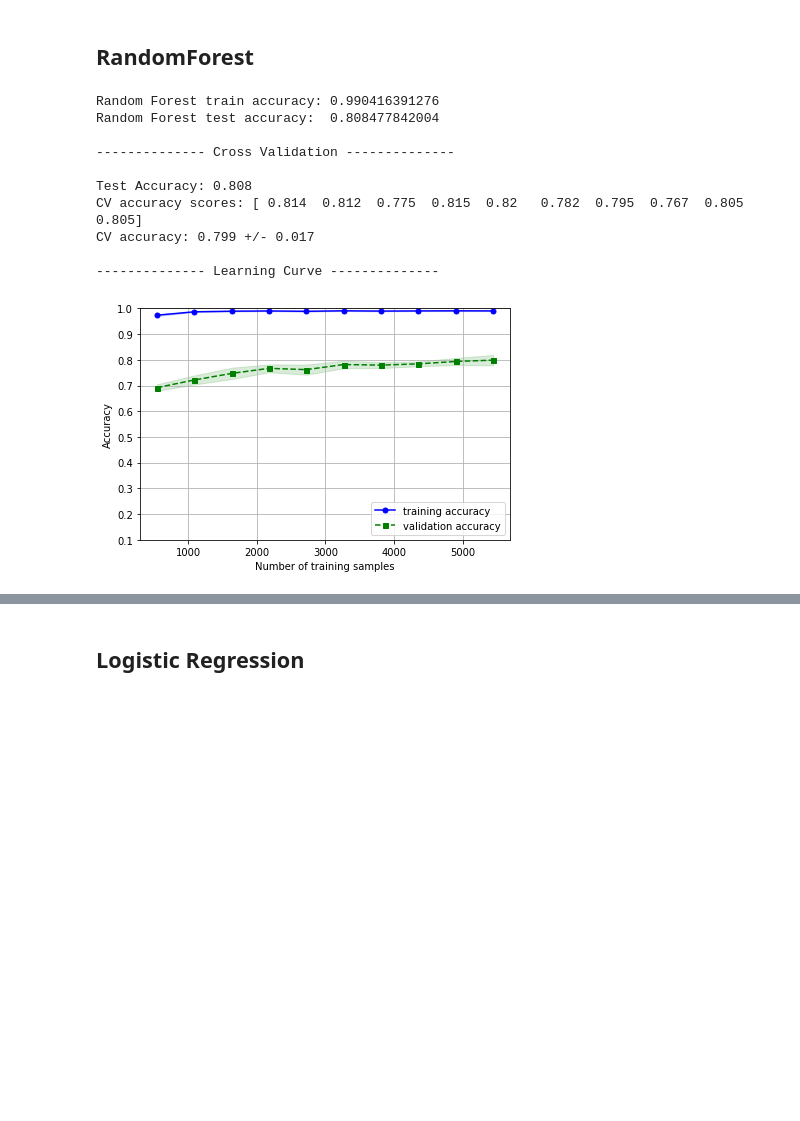
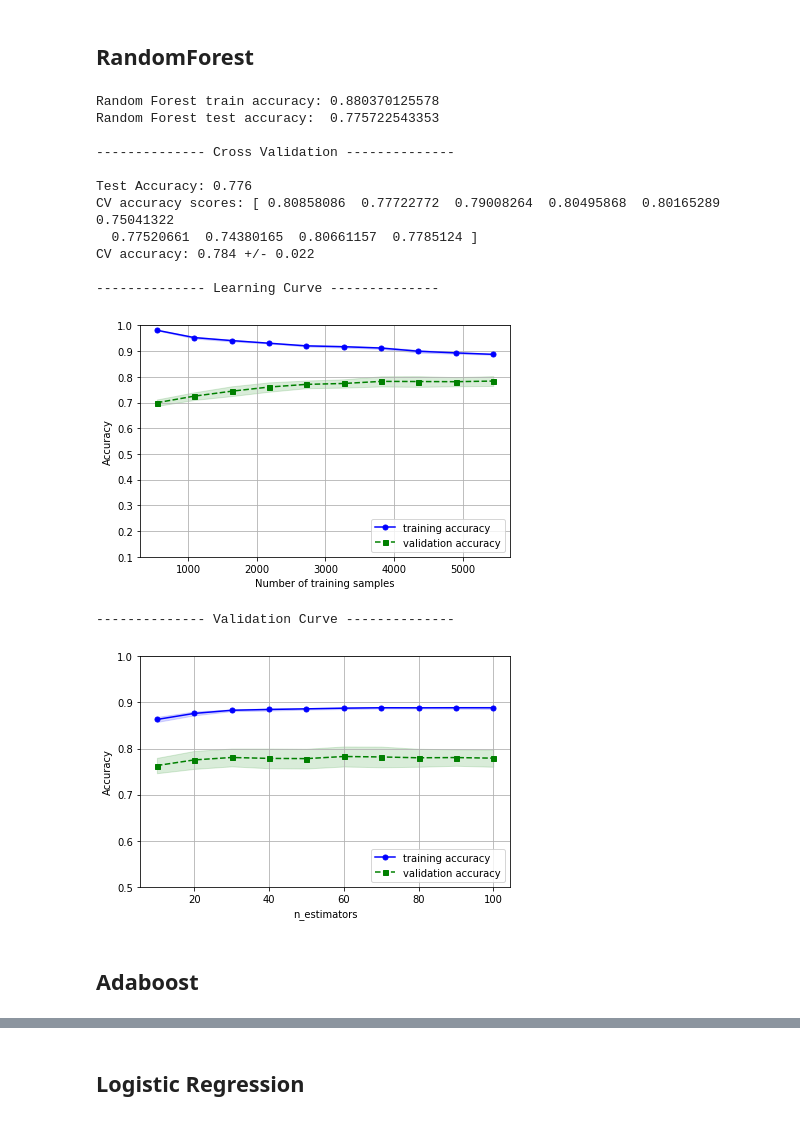
Before and after one commit to zack86/IOT-Data, a Jupyter notebook: jupyter-notebook/DataMining.ipynb, the cells around one changed output, grey strips where cells are left out. Cells and saved outputs as stored; diff of their text form; code cells hidden in the pictures; blank space fills up the shorter version.

```diff
--- a/jupyter-notebook/DataMining.ipynb
+++ b/jupyter-notebook/DataMining.ipynb
@@ -100,8 +102,9 @@ Testing Accuracy: 0.65
 ## RandomForest
 # %%
 forest = RandomForestClassifier(criterion='entropy', # entropy or gini
-                                n_estimators=10,
+                                n_estimators=60,
                                 random_state=1,
+                                max_depth=10,
                                 n_jobs=2)
 
 forest.fit(x_train_std, y_train)
@@ -110,19 +113,21 @@ y_pred = forest.predict(x_test_std)
 print('Random Forest train accuracy: ' + str(forest.score(x_train_std, y_train)))
 print('Random Forest test accuracy:  ' + str(accuracy_score(y_test, y_pred)))
 
+
 print('\n-------------- Cross Validation --------------\n')
 
 pipe_rf = Pipeline([('scl', StandardScaler()),
                     ('clf', RandomForestClassifier(criterion='entropy',
-                                n_estimators=10,
+                                n_estimators=60,
                                 random_state=1,
+                                max_depth=10,
                                 n_jobs=2))])
 
-pipe_rf.fit(x_train_std, y_train)
-print('Test Accuracy: %.3f' % pipe_rf.score(x_test_std, y_test))
+pipe_rf.fit(x_train, y_train)
+print('Test Accuracy: %.3f' % pipe_rf.score(x_test, y_test))
 
 scores = cross_val_score(estimator=pipe_rf,
-                         X=x_train_std,
+                         X=x_train,
                          y=y_train,
                          cv=10,
                          n_jobs=2)
@@ -152,36 +157,83 @@ plt.plot(train_sizes, train_mean,
 
 plt.fill_between(train_sizes,
                  train_mean + train_std,
                  train_mean - train_std,
                  alpha=0.15, color='blue')
 
 plt.plot(train_sizes, validation_mean,
          color='green', linestyle='--',
          marker='s', markersize=5,
          label='validation accuracy')
 
 plt.fill_between(train_sizes,
                  validation_mean + validation_std,
                  validation_mean - validation_std,
                  alpha=0.15, color='green')
 
 plt.grid()
 plt.xlabel('Number of training samples')
 plt.ylabel('Accuracy')
 plt.legend(loc='lower right')
 plt.ylim([0.1, 1])
 plt.tight_layout()
+plt.show()
 
+print('\n-------------- Validation Curve --------------\n')
+
+param_range = [10, 20, 30, 40, 50, 60, 70, 80, 90, 100]
+train_scores, validation_scores = validation_curve(
+                estimator=forest,
+                X=x_train_std,
+                y=y_train,
+                param_name='n_estimators',
+                param_range=param_range,
+                cv=10)
+
+train_mean = np.mean(train_scores, axis=1)
+train_std = np.std(train_scores, axis=1)
+validation_mean = np.mean(validation_scores, axis=1)
+validation_std = np.std(validation_scores, axis=1)
+
+plt.plot(param_range, train_mean,
+         color='blue', marker='o',
+         markersize=5, label='training accuracy')
+
+plt.fill_between(param_range, train_mean + train_std,
+                 train_mean - train_std, alpha=0.15,
+                 color='blue')
+
+plt.plot(param_range, validation_mean,
+         color='green', linestyle='--',
+         marker='s', markersize=5,
+         label='validation accuracy')
+
+plt.fill_between(param_range,
+                 validation_mean + validation_std,
+                 validation_mean - validation_std,
+                 alpha=0.15, color='green')
+
+plt.grid()
+plt.xscale('linear')
+plt.legend(loc='lower right')
+plt.xlabel('n_estimators')
+plt.ylabel('Accuracy')
+plt.ylim([0.5, 1.0])
+plt.tight_layout()
 plt.show()
 # %% [output]
-Random Forest train accuracy: 0.990416391276
-Random Forest test accuracy:  0.808477842004
+Random Forest train accuracy: 0.880370125578
+Random Forest test accuracy:  0.775722543353
 
 -------------- Cross Validation --------------
 
-Test Accuracy: 0.808
-CV accuracy scores: [ 0.814  0.812  0.775  0.815  0.82   0.782  0.795  0.767  0.805  0.805]
-CV accuracy: 0.799 +/- 0.017
+Test Accuracy: 0.776
+CV accuracy scores: [ 0.80858086  0.77722772  0.79008264  0.80495868  0.80165289  0.75041322
+  0.77520661  0.74380165  0.80661157  0.7785124 ]
+CV accuracy: 0.784 +/- 0.022
 
 -------------- Learning Curve --------------
-[figure, old version]
+[figure, new version]
+-------------- Validation Curve --------------
+[figure, added]
+# %% [markdown]
+## Adaboost
```
Also changed, not shown: parts of 2 cells of this notebook, 37 other files.
